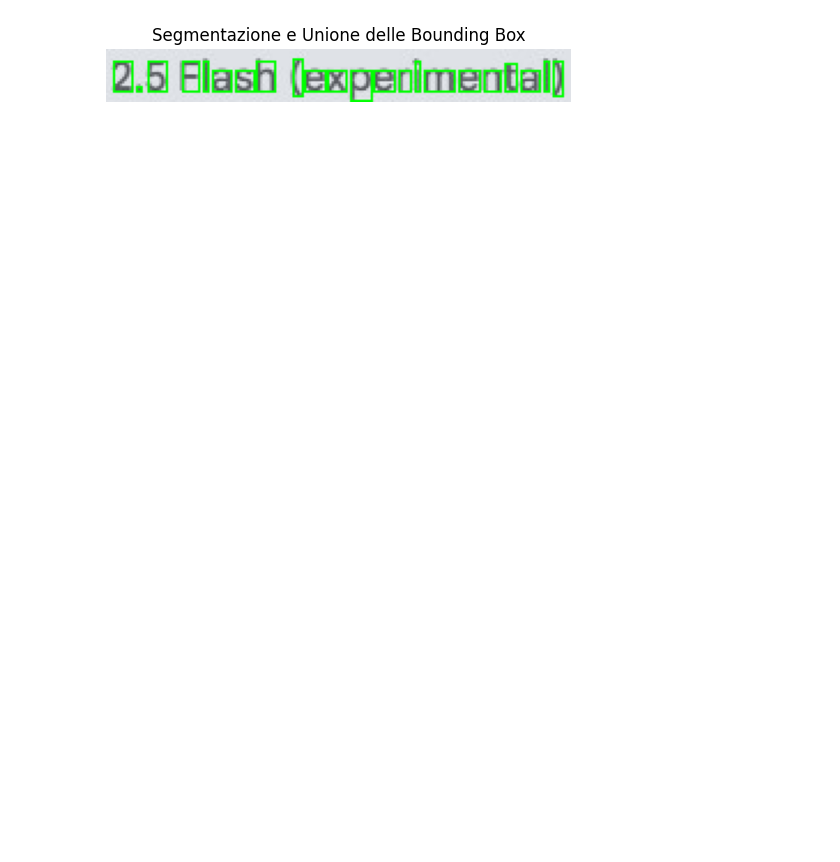
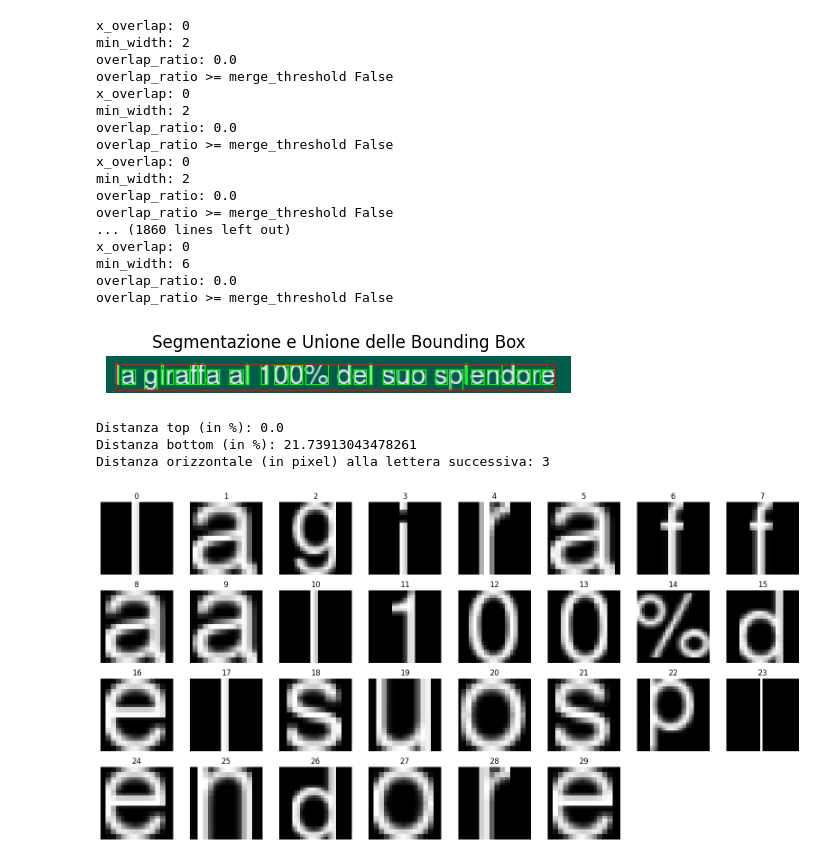
Before and after one commit to MatteoGalletta/university-ml-imgtostr, a Jupyter notebook: preprocessing/test.ipynb, the cells around one changed output. Cells and saved outputs as stored; diff of their text form; code cells hidden in the pictures; blank space fills up the shorter version.

Commit message:
bug fix percentage symbol merge

```diff
--- a/preprocessing/test.ipynb
+++ b/preprocessing/test.ipynb
@@ -7,3 +5,5 @@ image_path = '/content/flash.jpeg'
+# %%
+image_path = 'giraffa100%.png'
 # %%
 image_bgr = cv2.imread(image_path)
 image_rgb = cv2.cvtColor(image_bgr, cv2.COLOR_BGR2RGB)
@@ -100,11 +122,0 @@ def segment_and_merge_characters(binary_img, orig_img=None, min_area=0, merge_th
-# %%
-binary = binarization(image_rgb)
-bboxes, boxed_img = segment_and_merge_characters(binary, orig_img=image_rgb)
-
-plt.figure(figsize=(6, 6))
-plt.imshow(boxed_img)
-plt.title('Segmentazione e Unione delle Bounding Box')
-plt.axis('off')
-plt.show()
-# %% [output]
-[figure, removed]
@@ -110,0 +152,47 @@ plt.show()
+# %%
+binary = preprocessing(image_rgb, mean_thresh=127, to_binary=True)
+bboxes, img_out, bbox_parola, dist_top, dist_bottom, dist_orizz = segment_and_analyze(binary, image_rgb)
+
+plt.figure(figsize=(6, 6))
+plt.imshow(img_out)
+plt.title('Segmentazione e Unione delle Bounding Box')
+plt.axis('off')
+plt.show()
+
+gray_image = preprocessing(image_rgb, mean_thresh=127, to_binary=False)
+letters_28x28 = extract_letters(gray_image, bboxes)
+fig, axes = plt.subplots(4, 8, figsize=(16, 8))
+for i, ax in enumerate(axes.flat):
+    if i < len(letters_28x28):
+        ax.imshow(letters_28x28[i], cmap='gray')
+        ax.set_title(f"{i}")
+    ax.axis('off')
+plt.tight_layout()
+print(f"Distanza top (in %): {dist_top[0]}")
+print(f"Distanza bottom (in %): {dist_bottom[0]}")
+print(f"Distanza orizzontale (in pixel) alla lettera successiva: {dist_orizz[0]}")
+plt.axis('off')
+plt.show()
+# %% [output]
+x_overlap: 0
+min_width: 2
+overlap_ratio: 0.0
+overlap_ratio >= merge_threshold False
+x_overlap: 0
+min_width: 2
+overlap_ratio: 0.0
+overlap_ratio >= merge_threshold False
+x_overlap: 0
+min_width: 2
+overlap_ratio: 0.0
+overlap_ratio >= merge_threshold False
+... (1860 lines left out)
+x_overlap: 0
+min_width: 6
+overlap_ratio: 0.0
+overlap_ratio >= merge_threshold False
+[figure, added]
+Distanza top (in %): 0.0
+Distanza bottom (in %): 21.73913043478261
+Distanza orizzontale (in pixel) alla lettera successiva: 3
+[figure, added]
```
Also changed, not shown: parts of 5 cells of this notebook, 3 other files.
